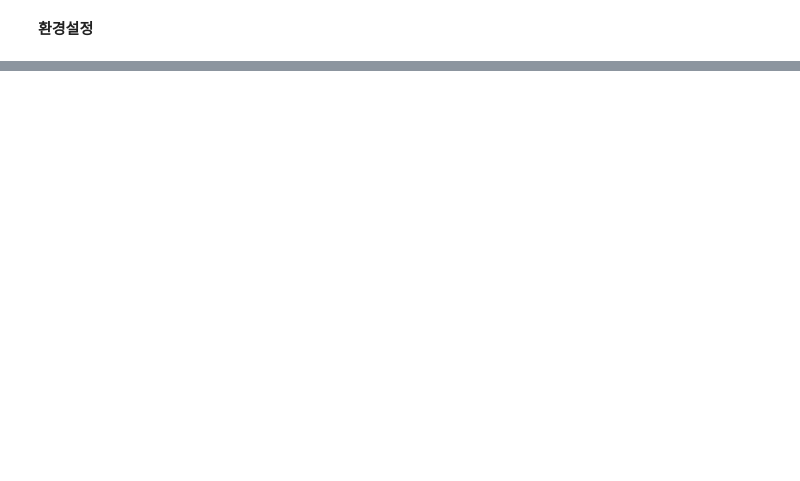
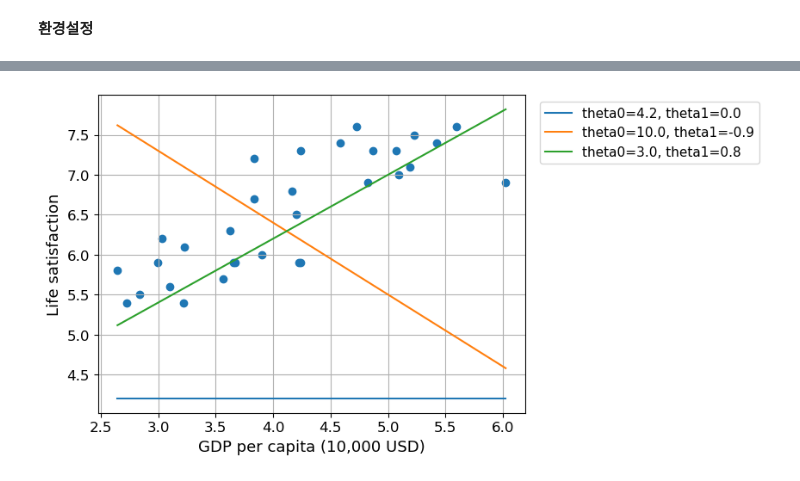
Before and after one commit to codingalzi/code-workout-ml, a Jupyter notebook: p3_lab_gradient_descent.ipynb, the cells around one changed output, grey strips where cells are left out. Saved outputs shown, nothing was run; the diff lists cells and outputs as text; code cells hidden in the pictures; blank space fills up the shorter version.

```diff
--- a/p3_lab_gradient_descent.ipynb
+++ b/p3_lab_gradient_descent.ipynb
@@ -148,10 +32,0 @@ plt.show()
-# %%
-x_line = np.array([[0.0], [2.0]])
-x_line_b = np.c_[np.ones(len(x_line)), x_line]
-y_line = x_line_b @ theta_bgd
-
-plt.scatter(X[:, 0], y)
-plt.plot(x_line[:, 0], y_line)
-plt.xlabel("x")
-plt.ylabel("y")
-plt.show()
@@ -536,0 +96,30 @@ print(
+# %%
+candidate_models = [
+    {"theta_0": 4.2, "theta_1": 0.0},
+    {"theta_0": 10.0, "theta_1": -0.9},
+    {"theta_0": 3.0, "theta_1": 0.8},
+]
+
+x_line = np.linspace(x.min(), x.max(), 200)
+
+plt.scatter(x, y)
+
+for model in candidate_models:
+    y_line = (model["theta_0"] + model["theta_1"] * x_line)
+
+    plt.plot(x_line,
+             y_line,
+             label=(f"theta0={model['theta_0']}, "f"theta1={model['theta_1']}"))
+
+plt.xlabel("GDP per capita (10,000 USD)")
+plt.ylabel("Life satisfaction")
+
+plt.legend(
+    loc="upper left",
+    bbox_to_anchor=(1.02, 1)
+)
+
+plt.grid()
+plt.show()
+# %% [output]
+[figure, added]
```
Also changed, not shown: parts of 81 cells of this notebook, 2 other files.
